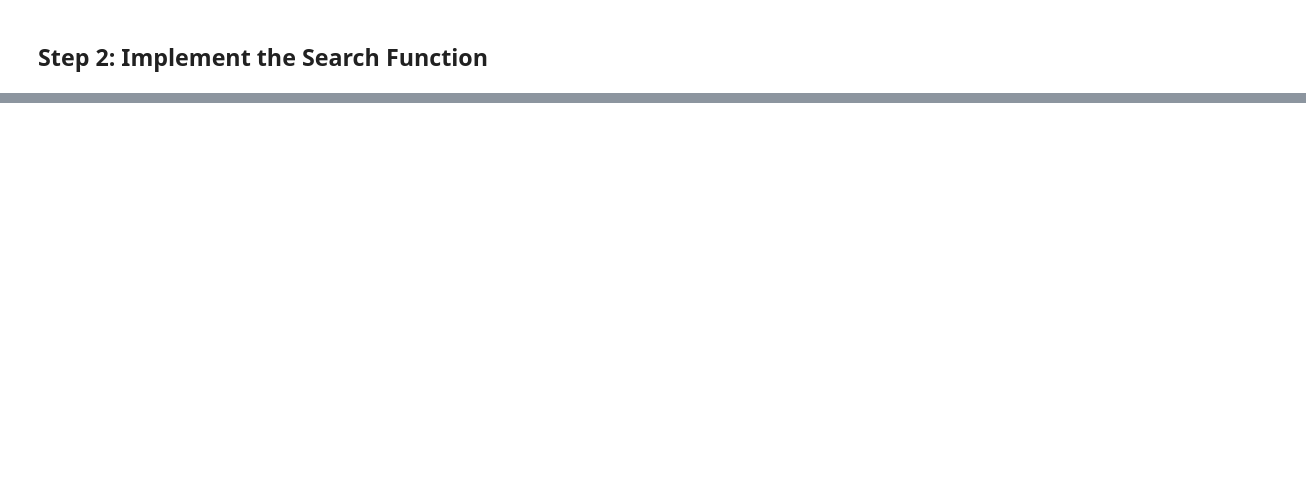
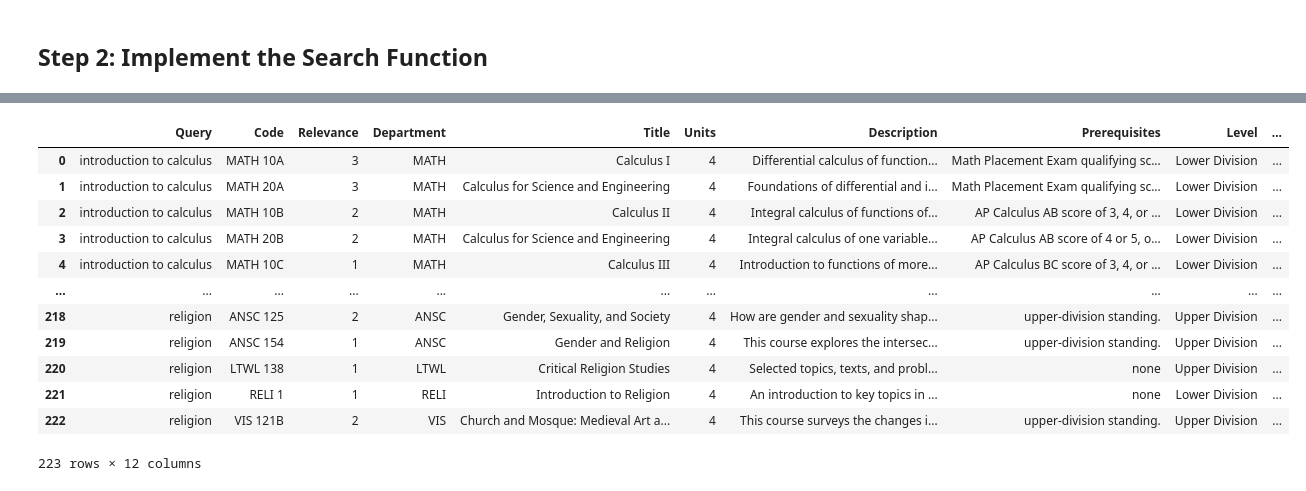
Before and after one commit to toekneeta/UCSDCourseSearch, a Jupyter notebook: course_search.ipynb, the cells around one changed output, grey strips where cells are left out. Saved outputs shown, nothing was run; the diff lists cells and outputs as text; code cells hidden in the pictures; blank space fills up the shorter version.

Commit message:
split title + desc embeddings, implemented LTR

```diff
--- a/course_search.ipynb
+++ b/course_search.ipynb
@@ -35,15 +40,15 @@ model = FlagModel('BAAI/bge-small-en-v1.5',
 # %%
 start = time.time()
 
-# read the json file from embeddings.json
-with open('data/embeddings.json', 'r') as json_file:
-    embeddings_dict = json.load(json_file)
+# read the json file from title_bge_embeddings.json
+with open('data/title_bge_embeddings.json', 'r') as json_file:
+    title_embeddings_dict = json.load(json_file)
 
 # convert each list value to a numpy array
-document_embeddings = []
-for key, value in embeddings_dict.items():
-    document_embeddings.append(np.array(value))
+title_embeddings = []
+for key, value in title_embeddings_dict.items():
+    title_embeddings.append(np.array(value))
 end = time.time()
 
-print("Time taken to load in the document embeddings:", end - start, "seconds")
+print("Time taken to load in the title embeddings:", end - start, "seconds")
 # %% [output]
@@ -50,0 +56,14 @@ Time taken to load in the document embeddings: 4.518217086791992 seconds
+# %%
+start = time.time()
+
+# read the json file from desc_bge_embeddings.json
+with open('data/desc_bge_embeddings.json', 'r') as json_file:
+    desc_embeddings_dict = json.load(json_file)
+
+# convert each list value to a numpy array
+desc_embeddings = []
+for key, value in desc_embeddings_dict.items():
+    desc_embeddings.append(np.array(value))
+end = time.time()
+
+print("Time taken to load in the description embeddings:", end - start, "seconds")
@@ -181,0 +223,4 @@ Search time: 0.3049123287200928 seconds
+# %%
+# Load hand labeled test dataset
+hand_labeled_test = pd.read_csv('data/hand_labeled_test.csv')
+hand_labeled_test
@@ -181,0 +241,6 @@ Search time: 0.3049123287200928 seconds
+# %%
+# Create embeddings columns in course_catalog and save as course_catalog_embed
+course_catalog_embed = course_catalog.copy()
+course_catalog_embed['Title Embeddings'] = title_embeddings
+course_catalog_embed['Desc Embeddings'] = desc_embeddings
+course_catalog_embed
@@ -181,0 +261,18 @@ Search time: 0.3049123287200928 seconds
+# %%
+# Left join hand labeled test set with course_catalog_embed
+ltr_data = pd.merge(hand_labeled_test, course_catalog_embed, how="left", left_on="Code", right_on="Code")
+ltr_data
+# %% [output]
+|  | Query | Code | Relevance | Department | Title | Units | Description | Prerequisites | Level | ... |
+| 0 | introduction to calculus | MATH 10A | 3 | MATH | Calculus I | 4 | Differential calculus of function... | Math Placement Exam qualifying sc... | Lower Division | ... |
+| 1 | introduction to calculus | MATH 20A | 3 | MATH | Calculus for Science and Engineering | 4 | Foundations of differential and i... | Math Placement Exam qualifying sc... | Lower Division | ... |
+| 2 | introduction to calculus | MATH 10B | 2 | MATH | Calculus II | 4 | Integral calculus of functions of... | AP Calculus AB score of 3, 4, or ... | Lower Division | ... |
+| 3 | introduction to calculus | MATH 20B | 2 | MATH | Calculus for Science and Engineering | 4 | Integral calculus of one variable... | AP Calculus AB score of 4 or 5, o... | Lower Division | ... |
+| 4 | introduction to calculus | MATH 10C | 1 | MATH | Calculus III | 4 | Introduction to functions of more... | AP Calculus BC score of 3, 4, or ... | Lower Division | ... |
+| ... | ... | ... | ... | ... | ... | ... | ... | ... | ... | ... |
+| 218 | religion | ANSC 125 | 2 | ANSC | Gender, Sexuality, and Society | 4 | How are gender and sexuality shap... | upper-division standing. | Upper Division | ... |
+| 219 | religion | ANSC 154 | 1 | ANSC | Gender and Religion | 4 | This course explores the intersec... | upper-division standing. | Upper Division | ... |
+| 220 | religion | LTWL 138 | 1 | LTWL | Critical Religion Studies | 4 | Selected topics, texts, and probl... | none | Upper Division | ... |
+| 221 | religion | RELI 1 | 1 | RELI | Introduction to Religion | 4 | An introduction to key topics in ... | none | Lower Division | ... |
+| 222 | religion | VIS 121B | 2 | VIS | Church and Mosque: Medieval Art a... | 4 | This course surveys the changes i... | upper-division standing. | Upper Division | ... |
+223 rows × 12 columns
```
Also changed, not shown: parts of 25 cells of this notebook, 8 other files.
